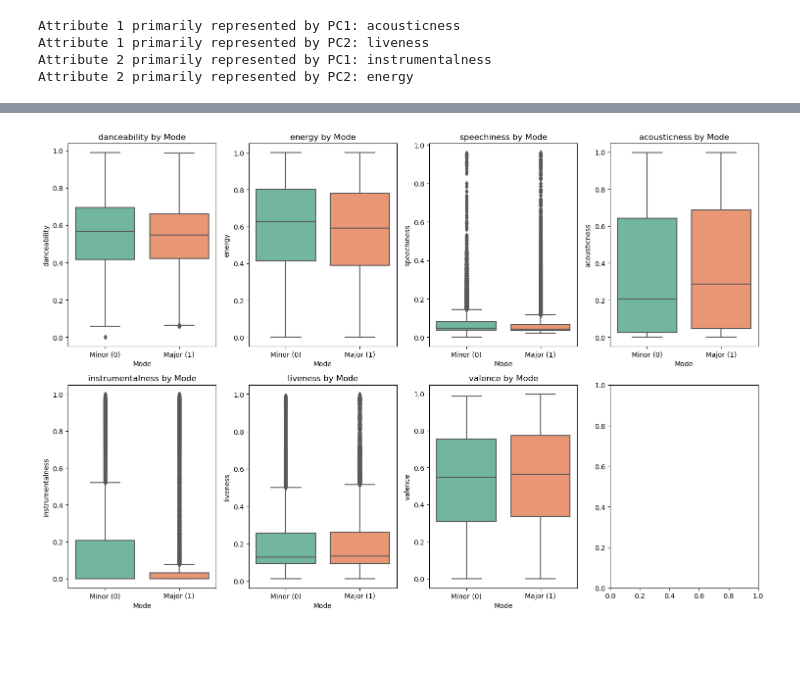
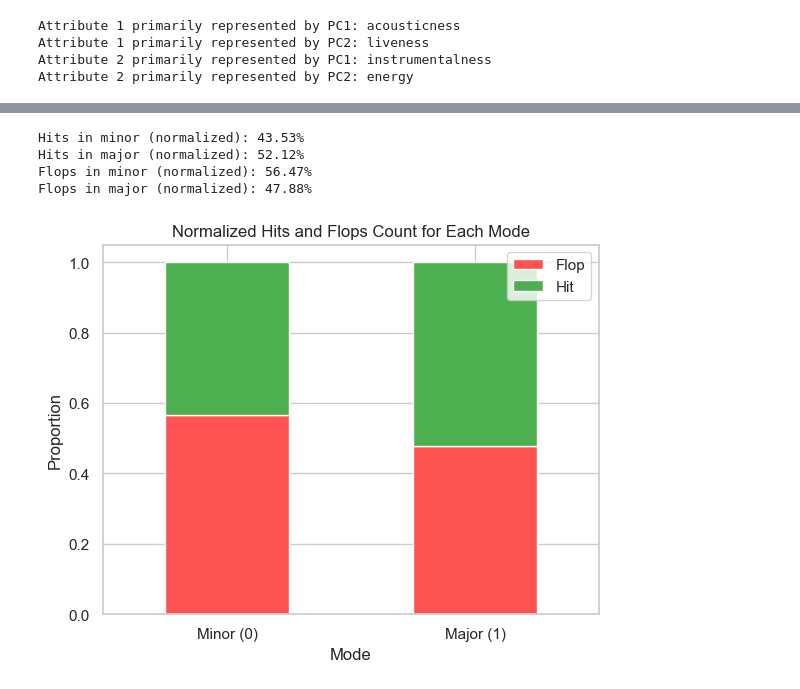
Before and after one commit to jesbor98/music-analysis, a Jupyter notebook: Data Mining project.ipynb, the cells around one changed output, grey strips where cells are left out. Cells and saved outputs as stored; diff of their text form; code cells hidden in the pictures; blank space fills up the shorter version.

```diff
--- a/Data Mining project.ipynb
+++ b/Data Mining project.ipynb
@@ -242,18 +242,37 @@ Flops in major: 13496
-# %%
-# Set up subplots
-fig, axes = plt.subplots(nrows=2, ncols=4, figsize=(15, 10))
-axes = axes.flatten()
-
-# Plot boxplots for each attribute grouped by 'mode'
-for i, attribute in enumerate(attributes):
-    sns.boxplot(x='mode', y=attribute, data=df, palette='Set2', ax=axes[i])
-    axes[i].set_title(f'{attribute} by Mode')
-    axes[i].set_xlabel('Mode')
-    axes[i].set_ylabel(attribute)
-    axes[i].set_xticks([0, 1])
-    axes[i].set_xticklabels(['Minor (0)', 'Major (1)'])
-
-plt.tight_layout()
-plt.show()
-# %% [output]
-[figure, removed]
+# %%
+
+# Assuming df is your DataFrame with 'mode' and 'target' columns
+# Group the data by 'mode' and 'target' and count the occurrences
+mode_target_counts = df.groupby(['mode', 'target']).size().unstack(fill_value=0)
+
+# Calculate the total number of songs in each mode
+total_songs_mode_0 = mode_target_counts.loc[0].sum()
+total_songs_mode_1 = mode_target_counts.loc[1].sum()
+
+# Normalize the counts based on the total number of songs in each mode
+hits_mode_0_normalized = mode_target_counts.loc[0, 1] / total_songs_mode_0
+hits_mode_1_normalized = mode_target_counts.loc[1, 1] / total_songs_mode_1
+flops_mode_0_normalized = mode_target_counts.loc[0, 0] / total_songs_mode_0
+flops_mode_1_normalized = mode_target_counts.loc[1, 0] / total_songs_mode_1
+
+print(f"Hits in minor (normalized): {hits_mode_0_normalized:.2%}")
+print(f"Hits in major (normalized): {hits_mode_1_normalized:.2%}")
+print(f"Flops in minor (normalized): {flops_mode_0_normalized:.2%}")
+print(f"Flops in major (normalized): {flops_mode_1_normalized:.2%}")
+
+# Plot the normalized histogram
+mode_target_counts_normalized = mode_target_counts.div(mode_target_counts.sum(axis=1), axis=0)
+mode_target_counts_normalized.plot(kind='bar', stacked=True, color=['#FF5252', '#4CAF50'])
+plt.title('Normalized Hits and Flops Count for Each Mode')
+plt.xlabel('Mode')
+plt.ylabel('Proportion')
+plt.legend(['Flop', 'Hit'], loc='upper right')
+plt.xticks(ticks=[0, 1], labels=['Minor (0)', 'Major (1)'], rotation=0)
+
+plt.show()
+# %% [output]
+Hits in minor (normalized): 43.53%
+Hits in major (normalized): 52.12%
+Flops in minor (normalized): 56.47%
+Flops in major (normalized): 47.88%
+[figure, added]
```
Also changed, not shown: parts of 7 cells of this notebook.
